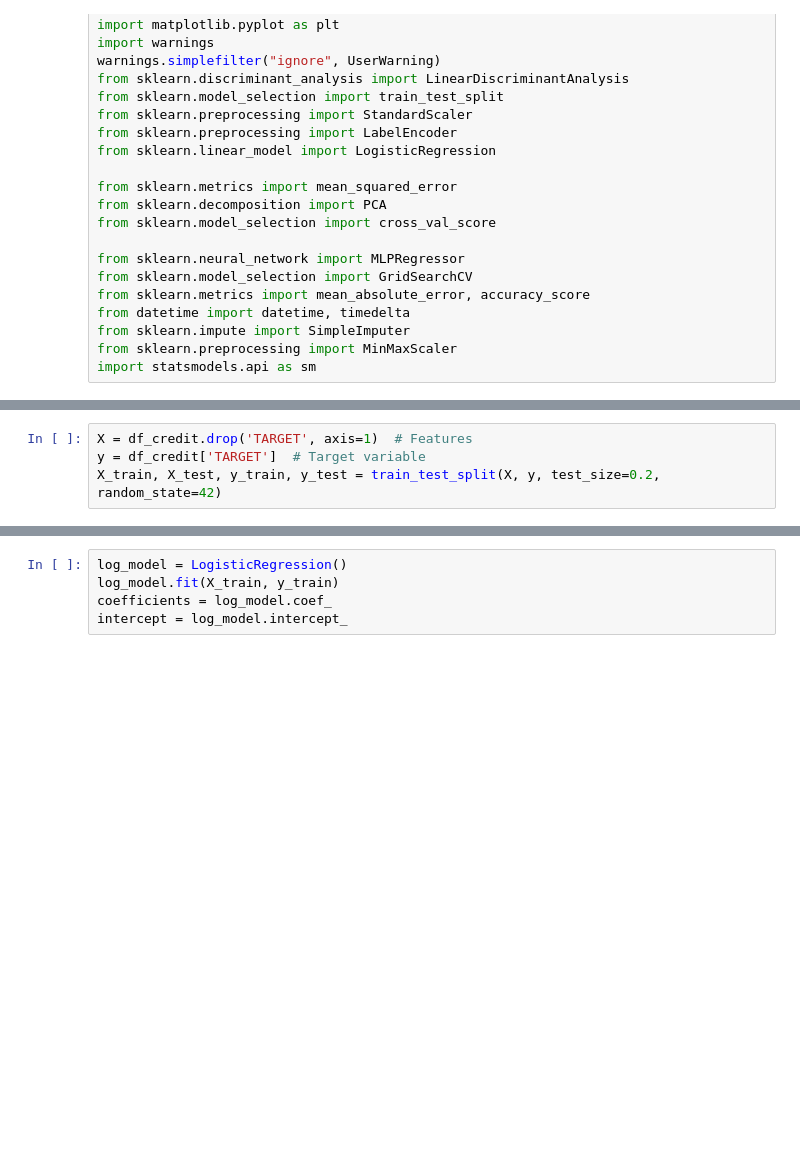
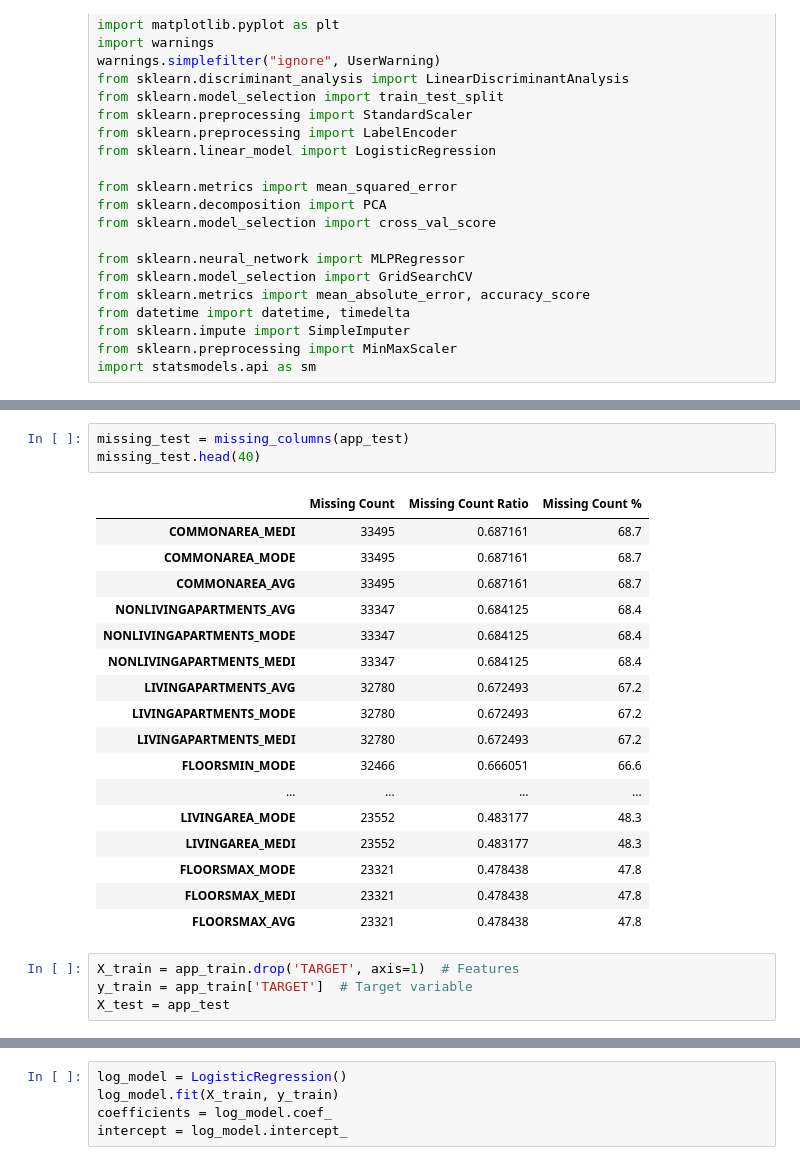
Before and after one commit to haileyvu9/RP, a Jupyter notebook: Research_project_Hailey.ipynb, the cells around one changed output, grey strips where cells are left out. Saved outputs shown, nothing was run; the diff lists cells and outputs as text; blank space fills up the shorter version.

```diff
--- a/Research_project_Hailey.ipynb
+++ b/Research_project_Hailey.ipynb
@@ -123,7 +128,28 @@ df_credit
+# %%
+missing_test = missing_columns(app_test)
+missing_test.head(40)
+# %% [output]
+|  | Missing Count | Missing Count Ratio | Missing Count % |
+| COMMONAREA_MEDI | 33495 | 0.687161 | 68.7 |
+| COMMONAREA_MODE | 33495 | 0.687161 | 68.7 |
+| COMMONAREA_AVG | 33495 | 0.687161 | 68.7 |
+| NONLIVINGAPARTMENTS_AVG | 33347 | 0.684125 | 68.4 |
+| NONLIVINGAPARTMENTS_MODE | 33347 | 0.684125 | 68.4 |
+| NONLIVINGAPARTMENTS_MEDI | 33347 | 0.684125 | 68.4 |
+| LIVINGAPARTMENTS_AVG | 32780 | 0.672493 | 67.2 |
+| LIVINGAPARTMENTS_MODE | 32780 | 0.672493 | 67.2 |
+| LIVINGAPARTMENTS_MEDI | 32780 | 0.672493 | 67.2 |
+| FLOORSMIN_MODE | 32466 | 0.666051 | 66.6 |
+| ... | ... | ... | ... |
+| LIVINGAREA_MODE | 23552 | 0.483177 | 48.3 |
+| LIVINGAREA_MEDI | 23552 | 0.483177 | 48.3 |
+| FLOORSMAX_MODE | 23321 | 0.478438 | 47.8 |
+| FLOORSMAX_MEDI | 23321 | 0.478438 | 47.8 |
+| FLOORSMAX_AVG | 23321 | 0.478438 | 47.8 |
 # %%
-X = df_credit.drop('TARGET', axis=1)  # Features
-y = df_credit['TARGET']  # Target variable
-X_train, X_test, y_train, y_test = train_test_split(X, y, test_size=0.2, random_state=42)
+X_train = app_train.drop('TARGET', axis=1)  # Features
+y_train = app_train['TARGET']  # Target variable
+X_test = app_test
 # %%
 # Median imputation of missing values
 imputer = SimpleImputer(strategy='median')
```
Also changed, not shown: parts of 23 cells of this notebook.
